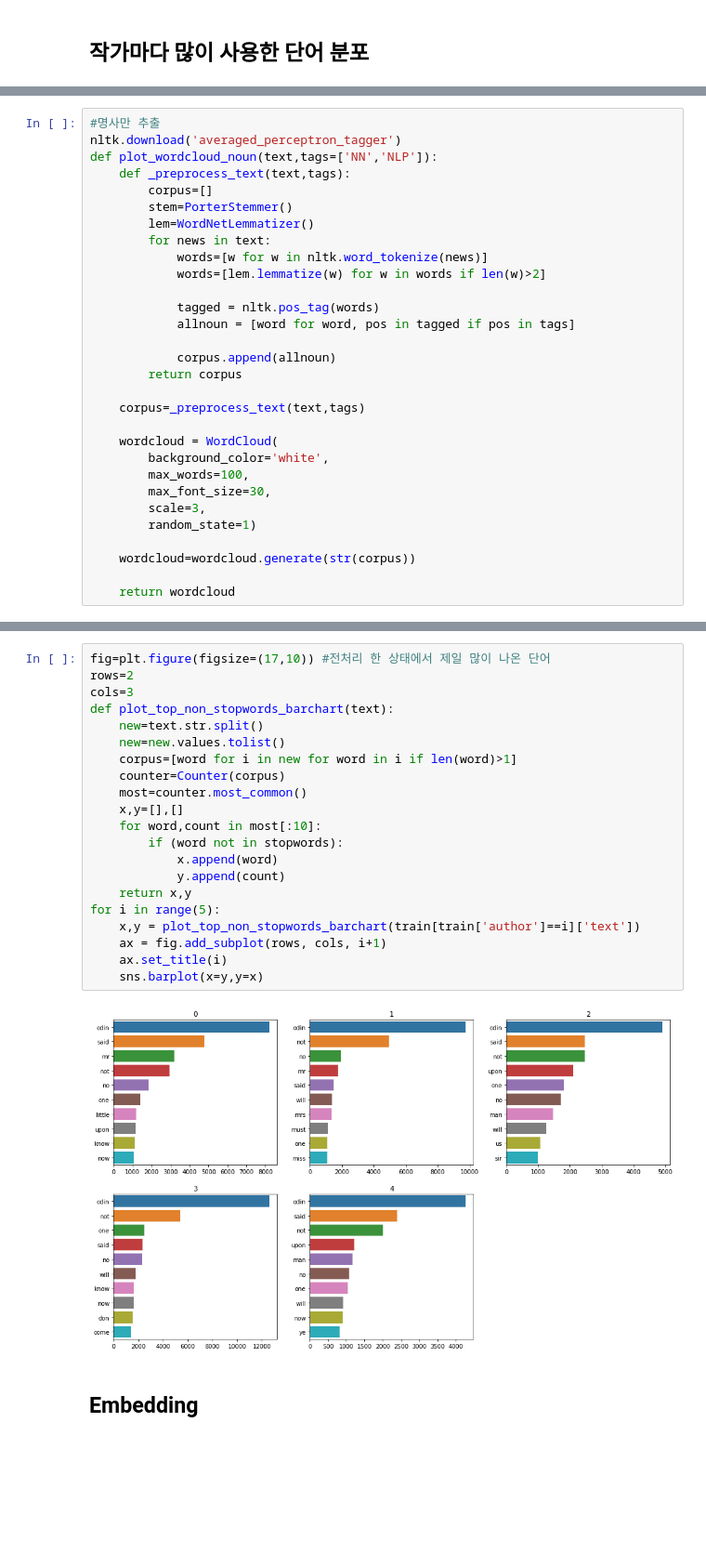
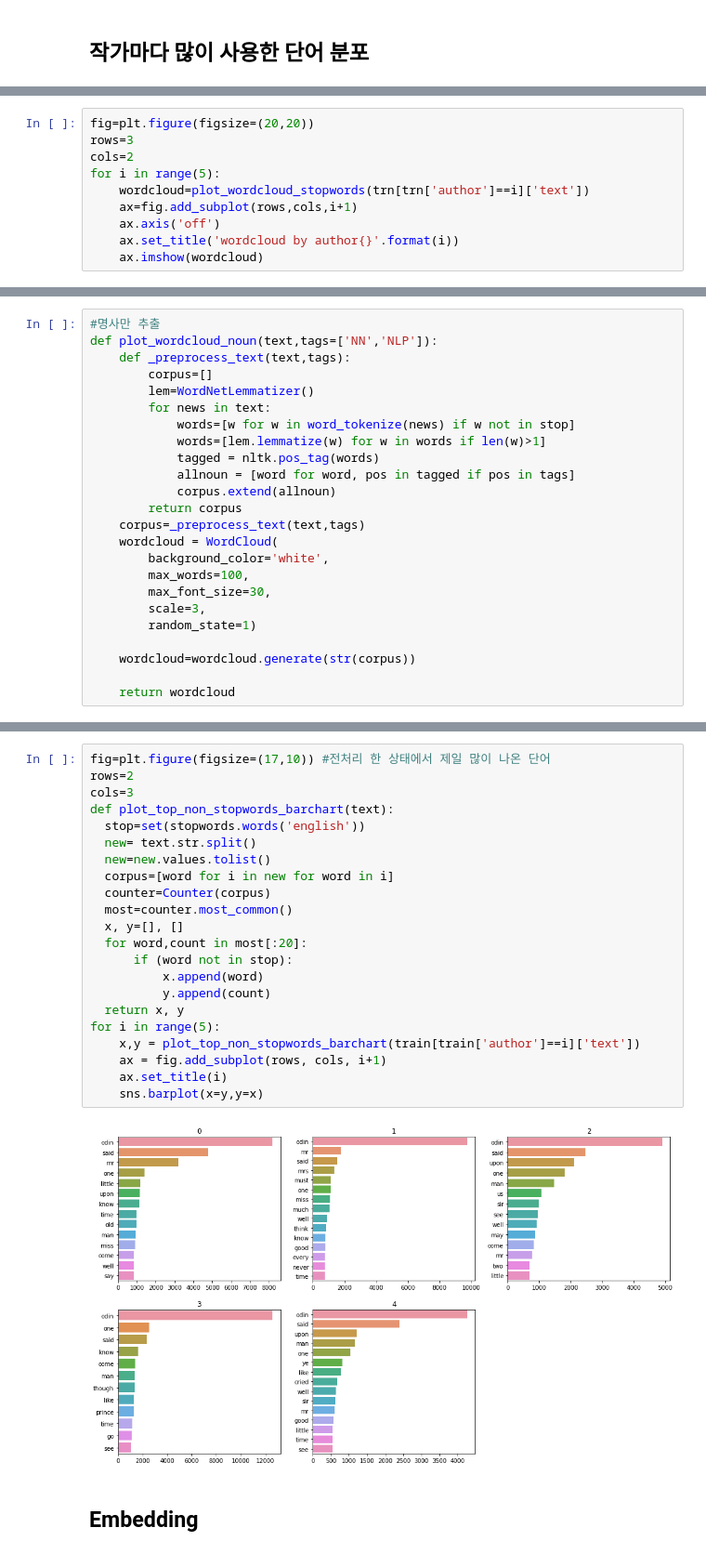
Before and after one commit to jewelry715/Authors, a Jupyter notebook: 소설작가_경진대회(colab).ipynb, the cells around one changed output, grey strips where cells are left out. Shown at 93% size. Saved outputs shown, nothing was run; the diff lists cells and outputs as text; blank space fills up the shorter version.

```diff
--- a/소설작가_경진대회(colab).ipynb
+++ b/소설작가_경진대회(colab).ipynb
@@ -158,0 +222,10 @@ print('평균 문장 : {}'.format(np.mean(str_len)))
+# %%
+fig=plt.figure(figsize=(20,20))
+rows=3
+cols=2
+for i in range(5):
+    wordcloud=plot_wordcloud_stopwords(trn[trn['author']==i]['text'])
+    ax=fig.add_subplot(rows,cols,i+1)
+    ax.axis('off')
+    ax.set_title('wordcloud by author{}'.format(i))
+    ax.imshow(wordcloud)
@@ -194,23 +270,17 @@ for i in range(5):
 # %%
 #명사만 추출
-nltk.download('averaged_perceptron_tagger')
 def plot_wordcloud_noun(text,tags=['NN','NLP']):
     def _preprocess_text(text,tags):
         corpus=[]
-        stem=PorterStemmer()
         lem=WordNetLemmatizer()
         for news in text:
-            words=[w for w in nltk.word_tokenize(news)]
-            words=[lem.lemmatize(w) for w in words if len(w)>2]
-
+            words=[w for w in word_tokenize(news) if w not in stop]
+            words=[lem.lemmatize(w) for w in words if len(w)>1]
             tagged = nltk.pos_tag(words)
             allnoun = [word for word, pos in tagged if pos in tags]
-
-            corpus.append(allnoun)
+            corpus.extend(allnoun)
         return corpus
-
     corpus=_preprocess_text(text,tags)
-
     wordcloud = WordCloud(
         background_color='white',
         max_words=100,
@@ -256,26 +321,27 @@ for i in range(5):
 # %%
 fig=plt.figure(figsize=(17,10)) #전처리 한 상태에서 제일 많이 나온 단어
 rows=2
 cols=3
 def plot_top_non_stopwords_barchart(text):
-    new=text.str.split()
-    new=new.values.tolist()
-    corpus=[word for i in new for word in i if len(word)>1]
-    counter=Counter(corpus)
-    most=counter.most_common()
-    x,y=[],[]
-    for word,count in most[:10]:
-        if (word not in stopwords):
-            x.append(word)
-            y.append(count)
-    return x,y
+  stop=set(stopwords.words('english'))
+  new= text.str.split()
+  new=new.values.tolist()
+  corpus=[word for i in new for word in i]
+  counter=Counter(corpus)
+  most=counter.most_common()
+  x, y=[], []
+  for word,count in most[:20]:
+      if (word not in stop):
+          x.append(word)
+          y.append(count)
+  return x, y
 for i in range(5):
     x,y = plot_top_non_stopwords_barchart(train[train['author']==i]['text'])
     ax = fig.add_subplot(rows, cols, i+1)
     ax.set_title(i)
     sns.barplot(x=y,y=x)
 # %% [output]
-[figure, old version]
+[figure, new version]
 # %% [markdown]
 ## Embedding
 # %% [markdown]
```
Also changed, not shown: parts of 88 cells of this notebook.
